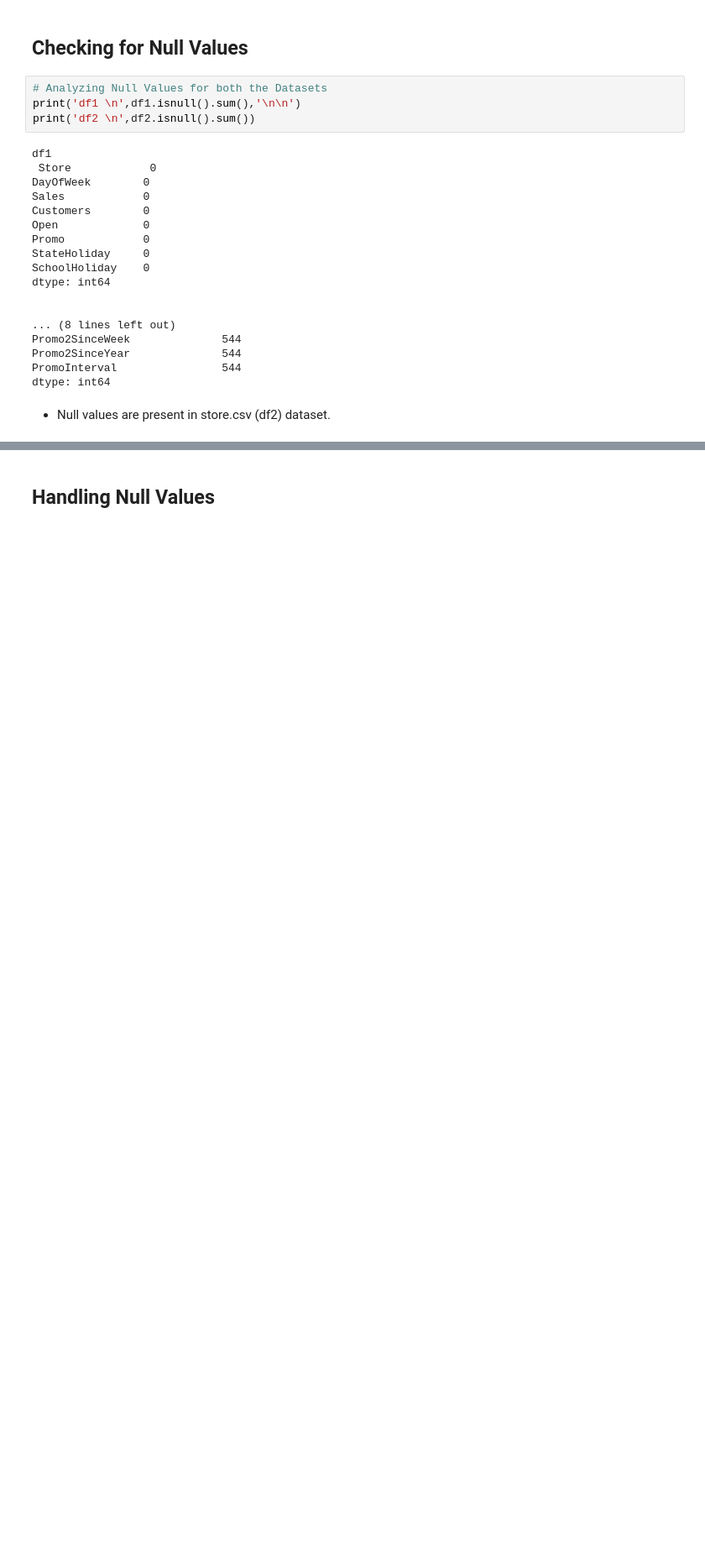
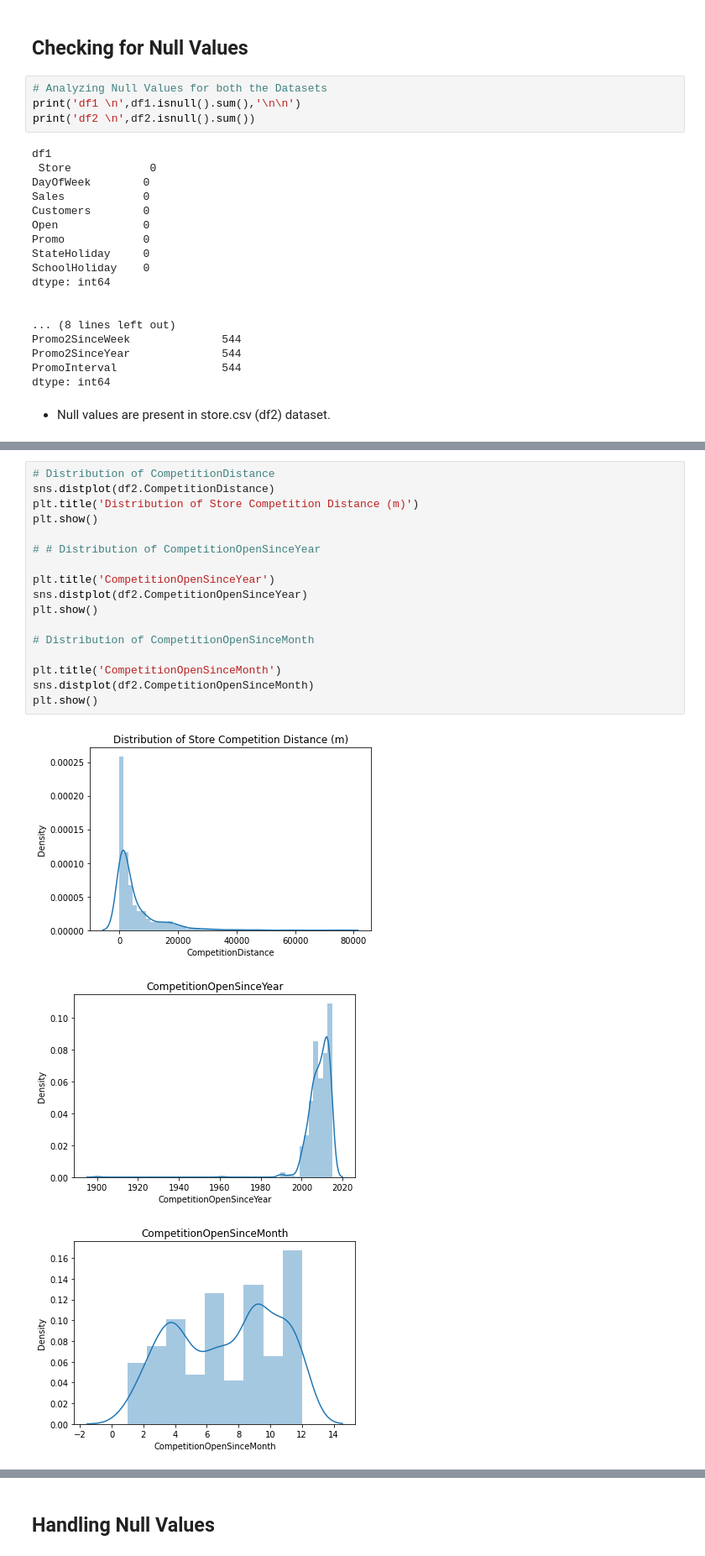
Before and after one commit to mohdtaufique06/Retail-Sales-Prediction_ML-Regression-Project, a Jupyter notebook: Copy_Pre_final_of_Rossmann_Sales_Prediction_Mohd_Taufique_Capstone_Project.ipynb, the cells around one changed output, grey strips where cells are left out. Shown at 84% size. Saved outputs shown, nothing was run; the diff lists cells and outputs as text; blank space fills up the shorter version.

```diff
--- a/Copy_Pre_final_of_Rossmann_Sales_Prediction_Mohd_Taufique_Capstone_Project.ipynb
+++ b/Copy_Pre_final_of_Rossmann_Sales_Prediction_Mohd_Taufique_Capstone_Project.ipynb
@@ -154,0 +195,21 @@ dtype: int64
+# %%
+# Distribution of CompetitionDistance
+sns.distplot(df2.CompetitionDistance)
+plt.title('Distribution of Store Competition Distance (m)')
+plt.show()
+
+# # Distribution of CompetitionOpenSinceYear
+
+plt.title('CompetitionOpenSinceYear')
+sns.distplot(df2.CompetitionOpenSinceYear)
+plt.show()
+
+# Distribution of CompetitionOpenSinceMonth
+
+plt.title('CompetitionOpenSinceMonth')
+sns.distplot(df2.CompetitionOpenSinceMonth)
+plt.show()
+# %% [output]
+[figure, added]
+[figure, added]
+[figure, added]
```
Also changed, not shown: parts of 72 cells of this notebook.
